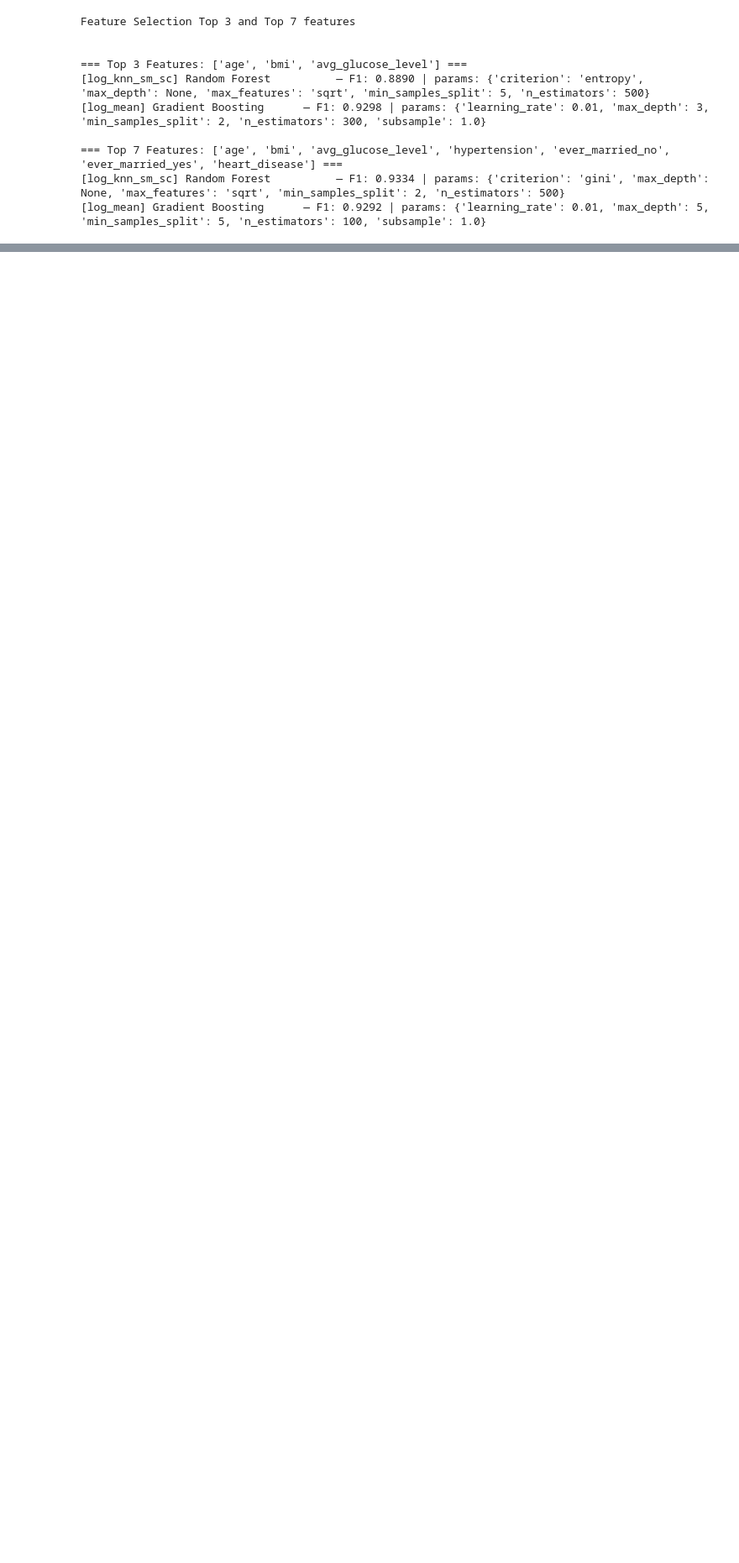
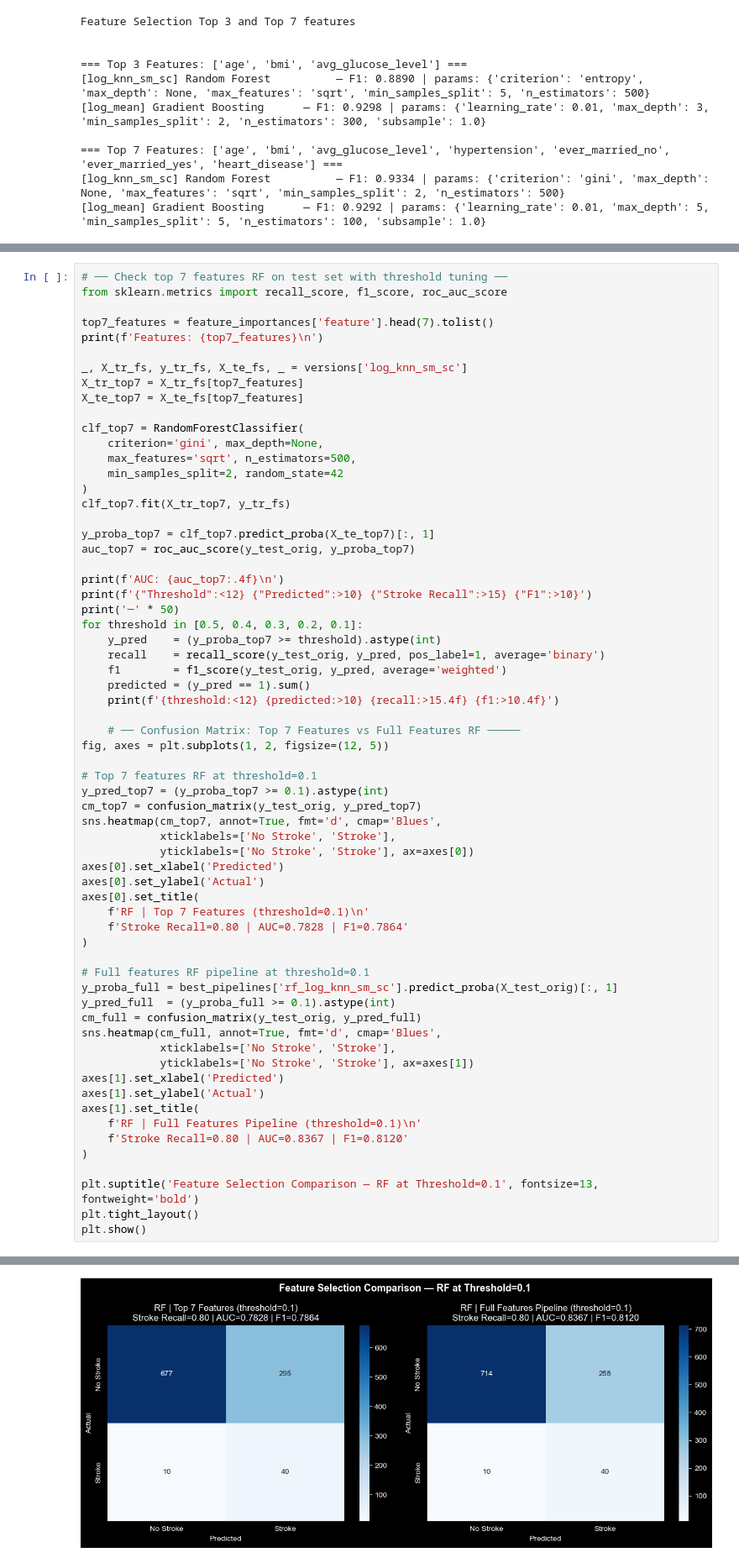
Before and after one commit to stefanosPanteli/EPL448_Team1_StrokePrediction, a Jupyter notebook: project.ipynb, the cells around one changed output, grey strips where cells are left out. Shown at 84% size. Saved outputs shown, nothing was run; the diff lists cells and outputs as text; blank space fills up the shorter version.

```diff
--- a/project.ipynb
+++ b/project.ipynb
@@ -2506,0 +2501,65 @@ hurts RF (F1: 0.9247 → 0.8890). All features are retained for both models.
+# %%
+# ── Check top 7 features RF on test set with threshold tuning ──
+from sklearn.metrics import recall_score, f1_score, roc_auc_score
+
+top7_features = feature_importances['feature'].head(7).tolist()
+print(f'Features: {top7_features}\n')
+
+_, X_tr_fs, y_tr_fs, X_te_fs, _ = versions['log_knn_sm_sc']
+X_tr_top7 = X_tr_fs[top7_features]
+X_te_top7 = X_te_fs[top7_features]
+
+clf_top7 = RandomForestClassifier(
+    criterion='gini', max_depth=None,
+    max_features='sqrt', n_estimators=500,
+    min_samples_split=2, random_state=42
+)
+clf_top7.fit(X_tr_top7, y_tr_fs)
+
+y_proba_top7 = clf_top7.predict_proba(X_te_top7)[:, 1]
+auc_top7 = roc_auc_score(y_test_orig, y_proba_top7)
+
+print(f'AUC: {auc_top7:.4f}\n')
+print(f'{"Threshold":<12} {"Predicted":>10} {"Stroke Recall":>15} {"F1":>10}')
+print('─' * 50)
+for threshold in [0.5, 0.4, 0.3, 0.2, 0.1]:
+    y_pred    = (y_proba_top7 >= threshold).astype(int)
+    recall    = recall_score(y_test_orig, y_pred, pos_label=1, average='binary')
+    f1        = f1_score(y_test_orig, y_pred, average='weighted')
+    predicted = (y_pred == 1).sum()
+    print(f'{threshold:<12} {predicted:>10} {recall:>15.4f} {f1:>10.4f}')
+
+    # ── Confusion Matrix: Top 7 Features vs Full Features RF ─────
+fig, axes = plt.subplots(1, 2, figsize=(12, 5))
+
+# Top 7 features RF at threshold=0.1
+y_pred_top7 = (y_proba_top7 >= 0.1).astype(int)
+cm_top7 = confusion_matrix(y_test_orig, y_pred_top7)
+sns.heatmap(cm_top7, annot=True, fmt='d', cmap='Blues',
+            xticklabels=['No Stroke', 'Stroke'],
+            yticklabels=['No Stroke', 'Stroke'], ax=axes[0])
+axes[0].set_xlabel('Predicted')
+axes[0].set_ylabel('Actual')
+axes[0].set_title(
+    f'RF | Top 7 Features (threshold=0.1)\n'
+    f'Stroke Recall=0.80 | AUC=0.7828 | F1=0.7864'
+)
+
+# Full features RF pipeline at threshold=0.1
+y_proba_full = best_pipelines['rf_log_knn_sm_sc'].predict_proba(X_test_orig)[:, 1]
+y_pred_full  = (y_proba_full >= 0.1).astype(int)
+cm_full = confusion_matrix(y_test_orig, y_pred_full)
+sns.heatmap(cm_full, annot=True, fmt='d', cmap='Blues',
+            xticklabels=['No Stroke', 'Stroke'],
+            yticklabels=['No Stroke', 'Stroke'], ax=axes[1])
+axes[1].set_xlabel('Predicted')
+axes[1].set_ylabel('Actual')
+axes[1].set_title(
+    f'RF | Full Features Pipeline (threshold=0.1)\n'
+    f'Stroke Recall=0.80 | AUC=0.8367 | F1=0.8120'
+)
+
+plt.suptitle('Feature Selection Comparison — RF at Threshold=0.1', fontsize=13, fontweight='bold')
+plt.tight_layout()
+plt.show()
+# %% [output]
@@ -2506,0 +2577 @@ hurts RF (F1: 0.9247 → 0.8890). All features are retained for both models.
+[figure, added]
```
Also changed, not shown: parts of 35 cells of this notebook.
